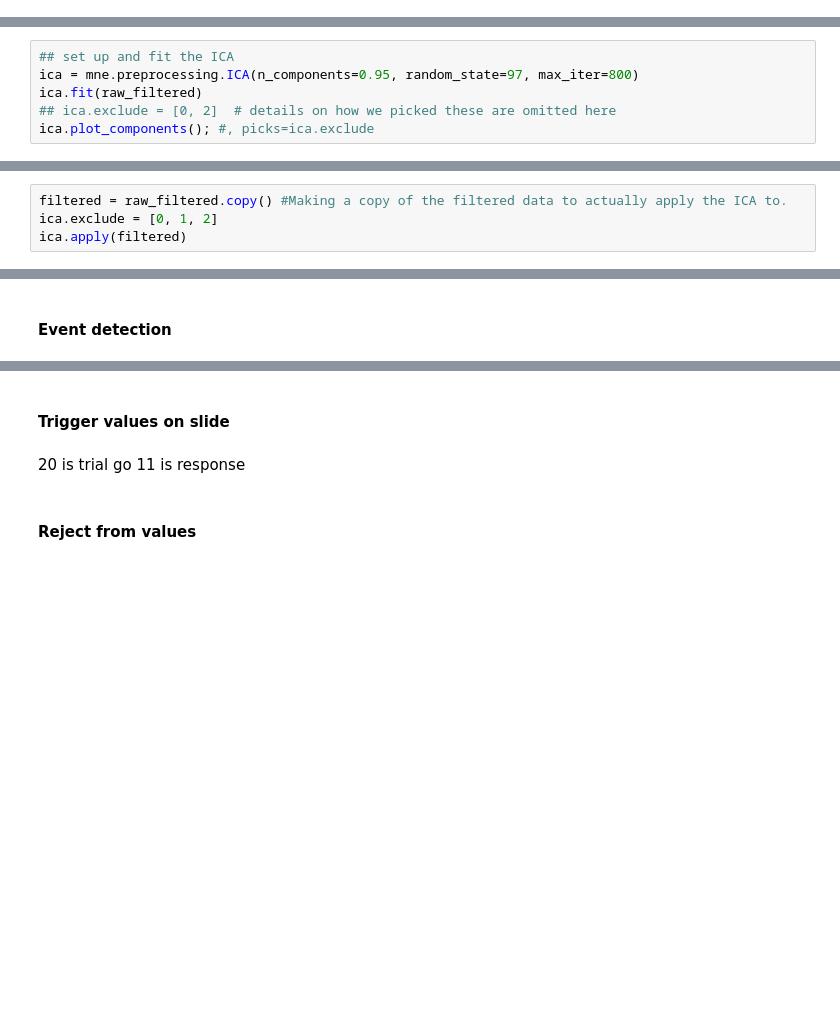
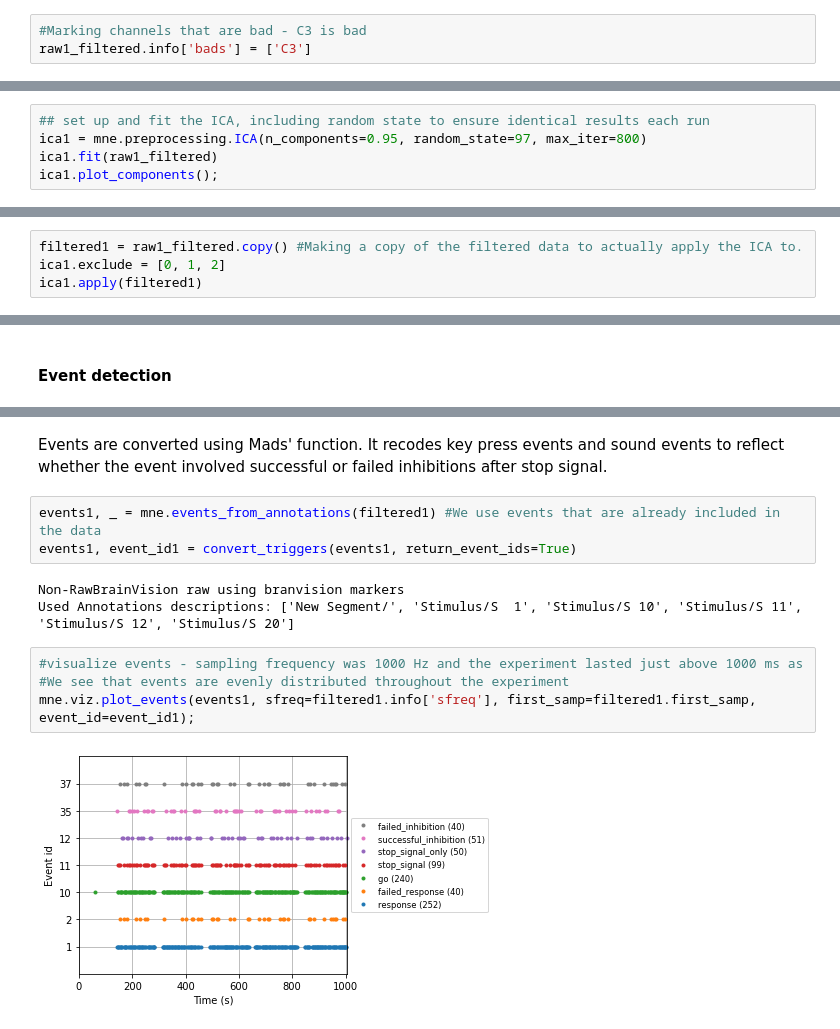
Before and after one commit to stinenyhus/ACN_2021, a Jupyter notebook: exam/main.ipynb, the cells around one changed output, grey strips where cells are left out. Drawn from its saved outputs; the diff is of its cells as text; blank space fills up the shorter version.

Commit message:
Finished first draft

```diff
--- a/exam/main.ipynb
+++ b/exam/main.ipynb
@@ -78,0 +88,3 @@ P1: channels C3, FC5 look bad (have some drifts)
+# %%
+#Marking channels that are bad - C3 is bad
+raw1_filtered.info['bads'] = ['C3']
@@ -83,11 +102,10 @@ P1: channels C3, FC5 look bad (have some drifts)
 # %% [markdown]
 By setting n_components=0.95, we let the ICA run until 95 % of variance is explained instead of manually deciding on number of components to use.
 # %%
-## set up and fit the ICA
-ica = mne.preprocessing.ICA(n_components=0.95, random_state=97, max_iter=800)
-ica.fit(raw_filtered)
-## ica.exclude = [0, 2]  # details on how we picked these are omitted here
-ica.plot_components(); #, picks=ica.exclude
+## set up and fit the ICA, including random state to ensure identical results each run
+ica1 = mne.preprocessing.ICA(n_components=0.95, random_state=97, max_iter=800)
+ica1.fit(raw1_filtered)
+ica1.plot_components();
 # %% [output]
 Fitting ICA to data using 31 channels (please be patient, this may take a while)
 Selecting by explained variance: 11 components
@@ -132,7 +150,7 @@ This plot indicates, that component ICA000 is somehow a dead signal, while ICA00
 # %%
-filtered = raw_filtered.copy() #Making a copy of the filtered data to actually apply the ICA to.
-ica.exclude = [0, 1, 2]
-ica.apply(filtered)
+filtered1 = raw1_filtered.copy() #Making a copy of the filtered data to actually apply the ICA to.
+ica1.exclude = [0, 1, 2]
+ica1.apply(filtered1)
 # %% [output]
 Applying ICA to Raw instance
     Transforming to ICA space (11 components)
@@ -208,6 +175,14 @@ Dropped 141 epochs: 0, 4, 11, 12, 13, 17, 18, 22, 29, 33, 34, 38, 45, 46, 47, 51
-# %% [markdown]
-#### Trigger values on slide
-# %% [markdown]
-20 is trial go 11 is response
-# %% [markdown]
-#### Reject from values
+# %% [markdown]
+Events are converted using Mads' function. It recodes key press events and sound events to reflect whether the event involved successful or failed inhibitions after stop signal.
+# %%
+events1, _ = mne.events_from_annotations(filtered1) #We use events that are already included in the data
+events1, event_id1 = convert_triggers(events1, return_event_ids=True)
+# %% [output]
+Non-RawBrainVision raw using branvision markers
+Used Annotations descriptions: ['New Segment/', 'Stimulus/S  1', 'Stimulus/S 10', 'Stimulus/S 11', 'Stimulus/S 12', 'Stimulus/S 20']
+# %%
+#visualize events - sampling frequency was 1000 Hz and the experiment lasted just above 1000 ms as
+#We see that events are evenly distributed throughout the experiment
+mne.viz.plot_events(events1, sfreq=filtered1.info['sfreq'], first_samp=filtered1.first_samp, event_id=event_id1);
+# %% [output]
+[figure, added]
```
Also changed, not shown: parts of 94 cells of this notebook, 1 other file.
